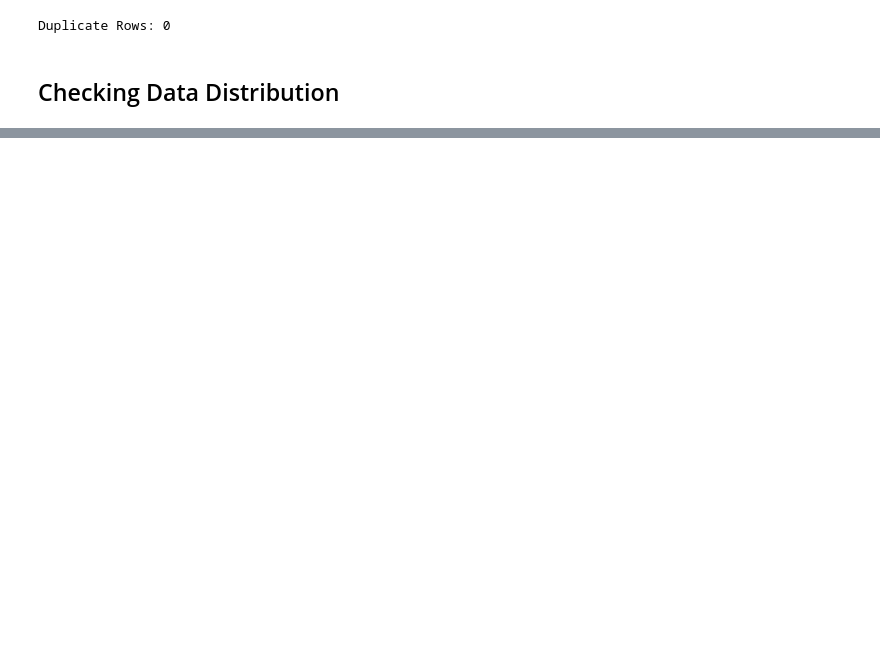
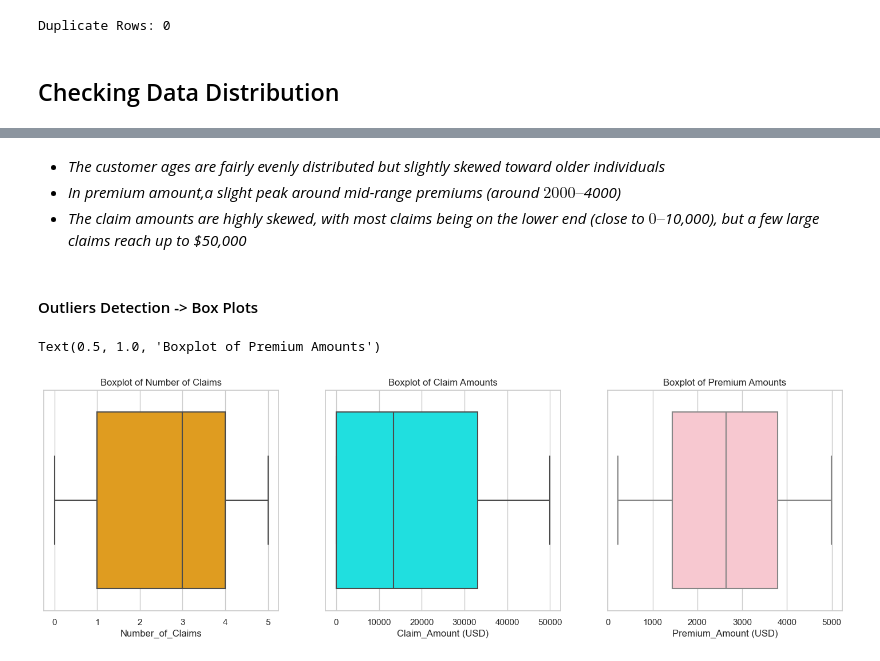
Before and after one commit to Nowshin1009/Data-Analysis-with-python, a Jupyter notebook: Insurance Fraud Analysis and predict/main.ipynb, the cells around one changed output, grey strips where cells are left out. Saved outputs shown, nothing was run; the diff lists cells and outputs as text; code cells hidden in the pictures; blank space fills up the shorter version.

```diff
--- a/Insurance Fraud Analysis and predict/main.ipynb
+++ b/Insurance Fraud Analysis and predict/main.ipynb
@@ -108,0 +160,20 @@ df['Medical_History'].fillna('No History', inplace=True)
+# %% [markdown]
+* _The customer ages are fairly evenly distributed but slightly skewed toward older individuals_
+* _In premium amount,a slight peak around mid-range premiums (around $2000–$4000)_
+* _The claim amounts are highly skewed, with most claims being on the lower end (close to $0–$10,000), but a few large claims reach up to $50,000_
+# %% [markdown]
+#### Outliers Detection -> Box Plots
+# %%
+sns.set_style("whitegrid")
+fig, axes = plt.subplots(1, 3, figsize=(18, 5))
+sns.boxplot(x=df['Number_of_Claims'], ax=axes[0], color='orange')
+axes[0].set_title('Boxplot of Number of Claims')
+
+sns.boxplot(x=df['Claim_Amount (USD)'], ax=axes[1], color='cyan')
+axes[1].set_title('Boxplot of Claim Amounts')
+
+sns.boxplot(x=df['Premium_Amount (USD)'], ax=axes[2], color='pink')
+axes[2].set_title('Boxplot of Premium Amounts')
+# %% [output]
+Text(0.5, 1.0, 'Boxplot of Premium Amounts')
+[figure, added]
```
Also changed, not shown: parts of 12 cells of this notebook, 1 other file.
